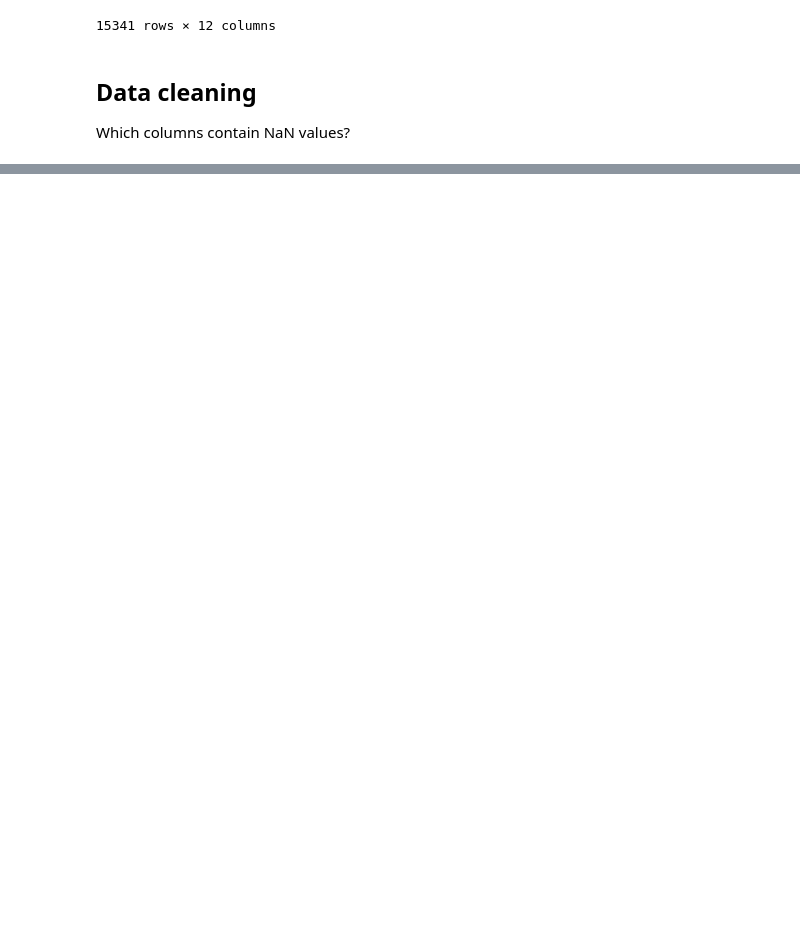
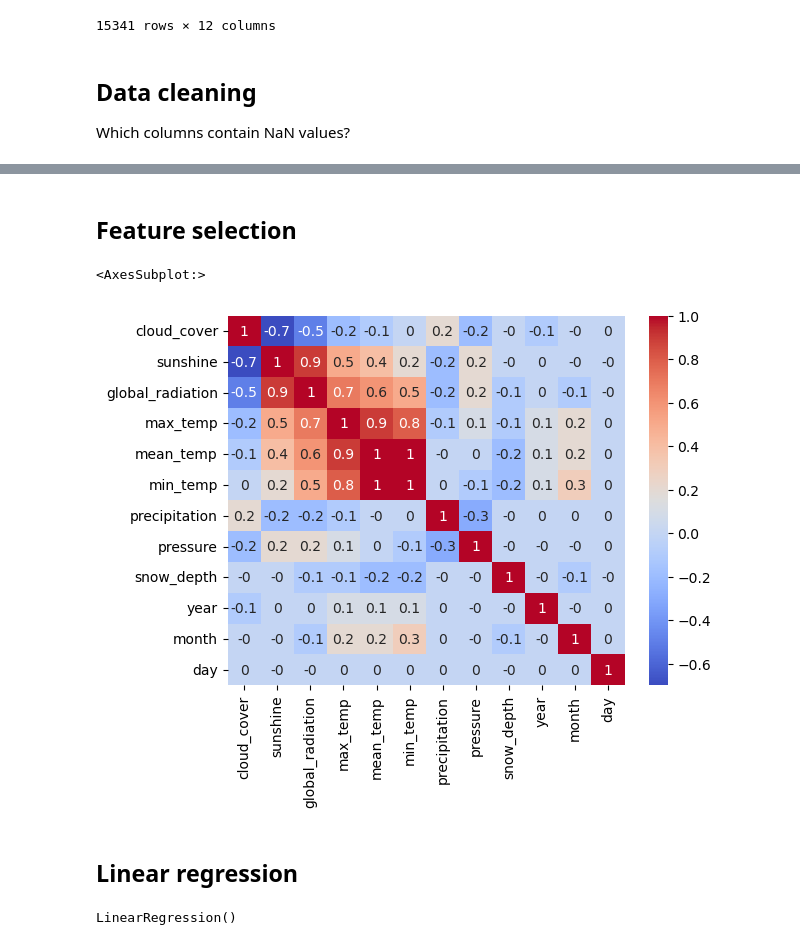
Before and after one commit to JuliaNowakowska/london_weather_prediction, a Jupyter notebook: dataset_exploration.ipynb, the cells around one changed output, grey strips where cells are left out. Cells and saved outputs as stored; diff of their text form; code cells hidden in the pictures; blank space fills up the shorter version.

Commit message:
feat: training the model

```diff
--- a/dataset_exploration.ipynb
+++ b/dataset_exploration.ipynb
@@ -17,9 +17,9 @@ timestamp --> year, month, date
 # %%
 dataframe['date'] = dataframe['date'].astype(str)
 
-dataframe['year'] = dataframe['date'].str[:4]
-dataframe['month'] = dataframe['date'].str[4:6]
-dataframe['day'] = dataframe['date'].str[6:8]
+dataframe['year'] = dataframe['date'].str[:4].astype(int)
+dataframe['month'] = dataframe['date'].str[4:6].astype(int)
+dataframe['day'] = dataframe['date'].str[6:8].astype(int)
 
 dataframe.drop(labels='date', axis=1, inplace=True)
 # %%
@@ -53,3 +52,4 @@ def get_monthly_mean(df):
     return df
 # %%
-dataframe.fillna(value=0)
+dataframe = get_monthly_mean(dataframe)
+dataframe = dataframe.fillna(value=0)
@@ -69,0 +56,13 @@ dataframe.fillna(value=0)
+# %% [markdown]
+## Feature selection
+# %%
+import seaborn as sns
+import matplotlib.pyplot as plt
+
+correlation_matrix = dataframe.corr().round(1)
+sns.heatmap(correlation_matrix, annot=True, cmap="coolwarm")
+# %% [output]
+<AxesSubplot:>
+[figure, added]
+# %% [markdown]
+## Linear regression
@@ -69,0 +79,5 @@ dataframe.fillna(value=0)
+# %%
+model = LinearRegression()
+model.fit(X_train, y_train)
+# %% [output]
+LinearRegression()
```
Also changed, not shown: parts of 8 cells of this notebook.
